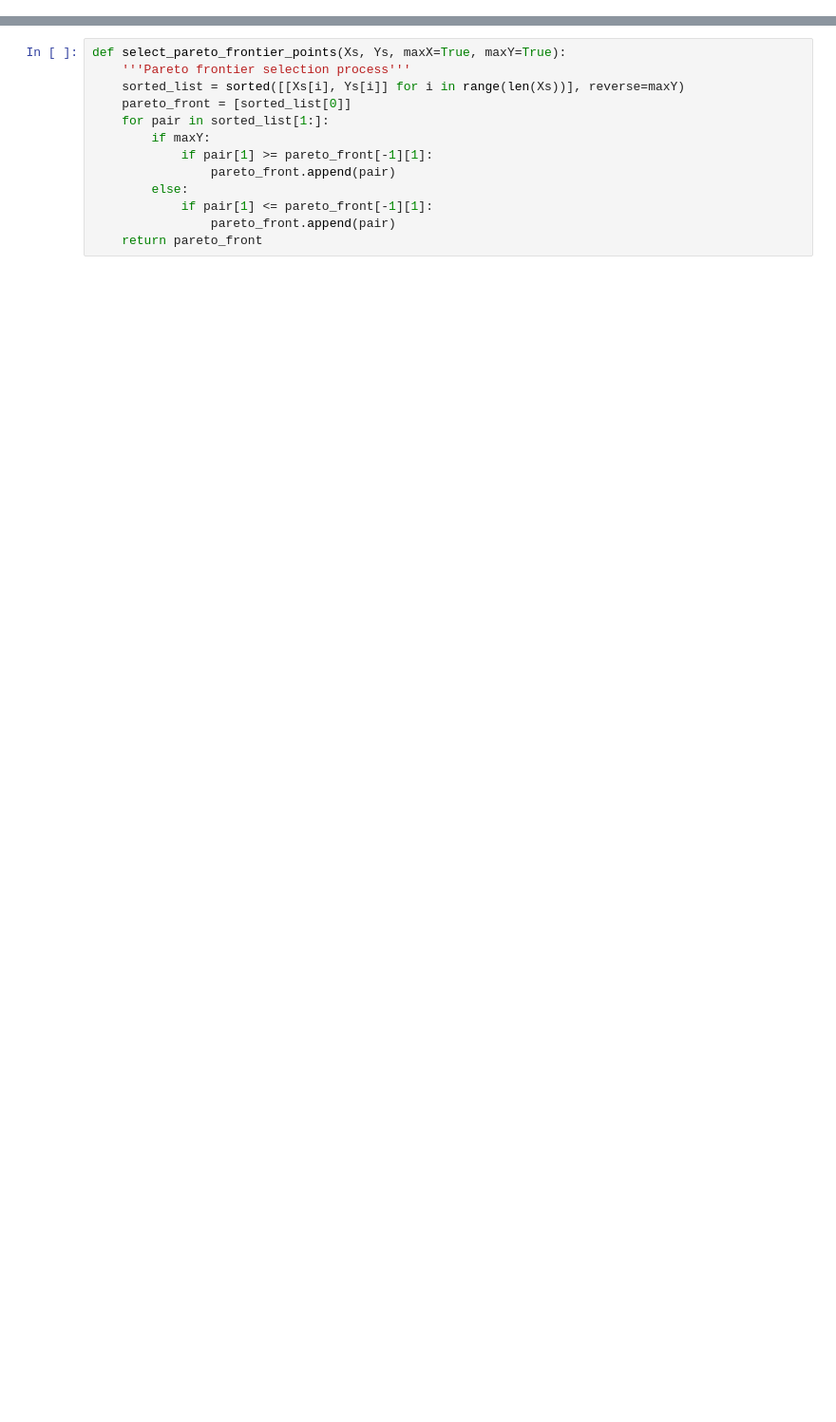
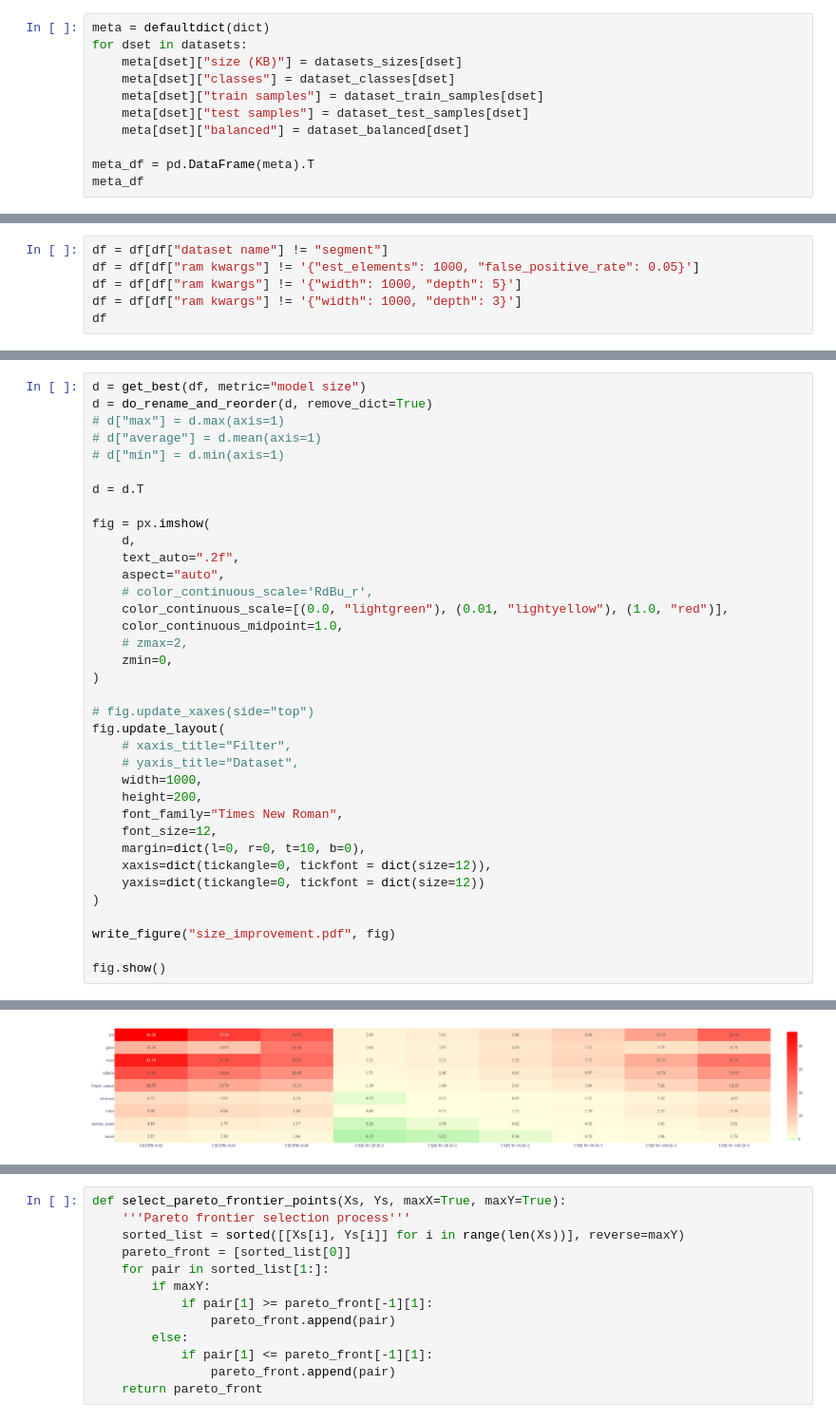
Before and after one commit to otavioon/wisardlib, a Jupyter notebook: experiments/results/process_results.ipynb, the cells around one changed output, grey strips where cells are left out. Shown at 95% size. Cells and saved outputs as stored; diff of their text form; blank space fills up the shorter version.

```diff
--- a/experiments/results/process_results.ipynb
+++ b/experiments/results/process_results.ipynb
@@ -71,0 +136,11 @@ df
+# %%
+meta = defaultdict(dict)
+for dset in datasets:
+    meta[dset]["size (KB)"] = datasets_sizes[dset]
+    meta[dset]["classes"] = dataset_classes[dset]
+    meta[dset]["train samples"] = dataset_train_samples[dset]
+    meta[dset]["test samples"] = dataset_test_samples[dset]
+    meta[dset]["balanced"] = dataset_balanced[dset]
+
+meta_df = pd.DataFrame(meta).T
+meta_df
@@ -71,0 +204,6 @@ df
+# %%
+df = df[df["dataset name"] != "segment"]
+df = df[df["ram kwargs"] != '{"est_elements": 1000, "false_positive_rate": 0.05}']
+df = df[df["ram kwargs"] != '{"width": 1000, "depth": 5}']
+df = df[df["ram kwargs"] != '{"width": 1000, "depth": 3}']
+df
@@ -71,0 +305,37 @@ df
+# %%
+d = get_best(df, metric="model size")
+d = do_rename_and_reorder(d, remove_dict=True)
+# d["max"] = d.max(axis=1)
+# d["average"] = d.mean(axis=1)
+# d["min"] = d.min(axis=1)
+
+d = d.T
+
+fig = px.imshow(
+    d,
+    text_auto=".2f",
+    aspect="auto",
+    # color_continuous_scale='RdBu_r',
+    color_continuous_scale=[(0.0, "lightgreen"), (0.01, "lightyellow"), (1.0, "red")],
+    color_continuous_midpoint=1.0,
+    # zmax=2,
+    zmin=0,
+)
+
+# fig.update_xaxes(side="top")
+fig.update_layout(
+    # xaxis_title="Filter",
+    # yaxis_title="Dataset",
+    width=1000,
+    height=200,
+    font_family="Times New Roman",
+    font_size=12,
+    margin=dict(l=0, r=0, t=10, b=0),
+    xaxis=dict(tickangle=0, tickfont = dict(size=12)),
+    yaxis=dict(tickangle=0, tickfont = dict(size=12))
+)
+
+write_figure("size_improvement.pdf", fig)
+
+fig.show()
+# %% [output]
@@ -71,0 +345 @@ df
+[figure, added]
```
Also changed, not shown: parts of 47 cells of this notebook, 35 other files.
